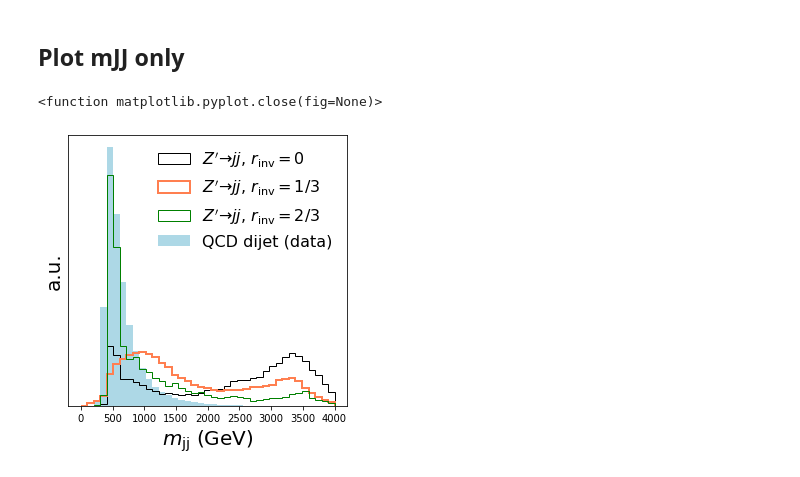
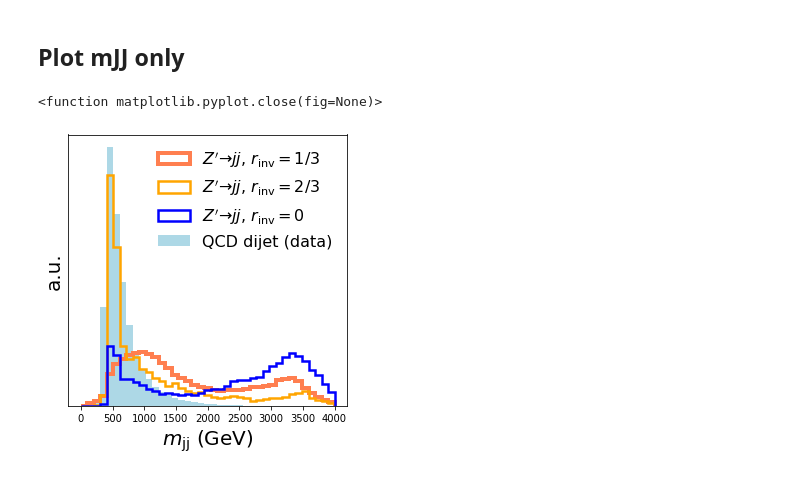
Before and after one commit to hep-lbdl/non-resonant-AD-extrapolation, a Jupyter notebook: graphics_notebooks/physics_sample_plots.ipynb, the cells around one changed output. Drawn from its saved outputs; the diff is of its cells as text; code cells hidden in the pictures.

```diff
--- a/graphics_notebooks/physics_sample_plots.ipynb
+++ b/graphics_notebooks/physics_sample_plots.ipynb
@@ -198,14 +239,17 @@ plot_all_variables([sig0_list, sig13_list, sig23_list], bkg_list, mc_list, xlabe
 # %%
-# Plot context varibles
-sig0_list = sig0_events[:, 2:].T
-sig13_list = sig13_events[:, 2:].T
-sig23_list = sig23_events[:, 2:].T
+sig_list = []
+sig_labels = []
+for sig_id in sig_id_to_plot:
+    sig_list.append(sig_events[sig_id][:, 2:].T)
+    sig_labels.append(sig_labels_TeV[sig_id])
+
 bkg_list = bkg_events[:, 2:].T
 mc_list = mc_events[:, 2:].T
+morphed_mc_list = morphed_mc_events[:, 2:].T
 xlabels = xlabel_list[2:]
 bins = bins_list[2:]
 
 # Signal vs background
 plot_kwargs = {"bins_list":bins, "name":f"sig_vs_bkg_feat", "labels":labels, "title":"Signal vs background in SR", "outdir":save_dir}
-plot_all_variables([sig0_list, sig13_list, sig23_list], bkg_list, mc_list, xlabels, **plot_kwargs)
+plot_all_variables(sig_list, bkg_list, mc_list, xlabels, **plot_kwargs)
 # %% [output]
@@ -214,37 +258,48 @@ plot_all_variables([sig0_list, sig13_list, sig23_list], bkg_list, mc_list, xlabe
 ## Plot mJJ only
 # %%
 # Plot mjj
-sig0_list = sig0_events[:,2]
-sig13_list = sig13_events[:,2]
-sig23_list = sig23_events[:,2]
+
+sig_id_to_plot = ['rinv13_4TeV', 'rinv23_4TeV', 'rinv0_4TeV']
+
+# Plot context varibles
+sig_list = []
+sig_labels = []
+for sig_id in sig_id_to_plot:
+    sig_list.append(sig_events[sig_id][:, 2].T)
+    sig_labels.append(sig_labels_rinv[sig_id])
+
 bkg_list = bkg_events[:,2]
 xlabels = xlabel_list[2]
 bins = bins_list[2]
 # Signal vs background
 
+labels=sig_labels + ["QCD dijet (data)", "QCD dijet (sim)"]
 
 
-csig = 'coral'
+csig1 = 'coral'
+csig2 = 'orange'
+csig3 = 'blue'
 cbkg = 'lightblue'
+cmc = 'green'
 
 fig, ax1 = plt.subplots(1, 1, figsize=(5,5))
 
 ax1.set_ylabel("a.u.", fontsize = 20)
 
-ax1.hist(sig0_list, bins = bins, density = True, histtype='step', ls= "-", color="black", label=labels[0], lw=1)
-ax1.hist(sig13_list, bins = bins, density = True, histtype='step', ls= "-", color=csig, label=labels[1], lw=2)
-ax1.hist(sig23_list, bins = bins, density = True, histtype='step', ls= "-", color="green", label=labels[2], lw=1)
+ax1.hist(sig_list[0], bins = bins, density = True, histtype='step', ls= "-", color=csig1, label=labels[0], lw=4)
+ax1.hist(sig_list[1], bins = bins, density = True, histtype='step', ls= "-", color=csig2, label=labels[1], lw=2.5)
+ax1.hist(sig_list[2], bins = bins, density = True, histtype='step', ls= "-", color=csig3, label=labels[2], lw=2.5)
 ax1.hist(bkg_list, bins = bins, density = True, histtype='stepfilled', ls= "-", color=cbkg, alpha=1, label=labels[3])
 ax1.set_xlabel(xlabels, fontsize = 20)
 ax1.set_yticks([])
 ax1.legend(fontsize = 16, frameon = False)
 plt.subplots_adjust(wspace=.0, hspace=0)
 plot_name = f"{save_dir}/mjj_scan.pdf"
 plt.savefig(plot_name.replace(" ", "_"))
 plt.show
 
 
 plt.close
 # %% [output]
 <function matplotlib.pyplot.close(fig=None)>
-[figure, old version]
+[figure, new version]
```
Also changed, not shown: parts of 9 cells of this notebook, 4 other files.
